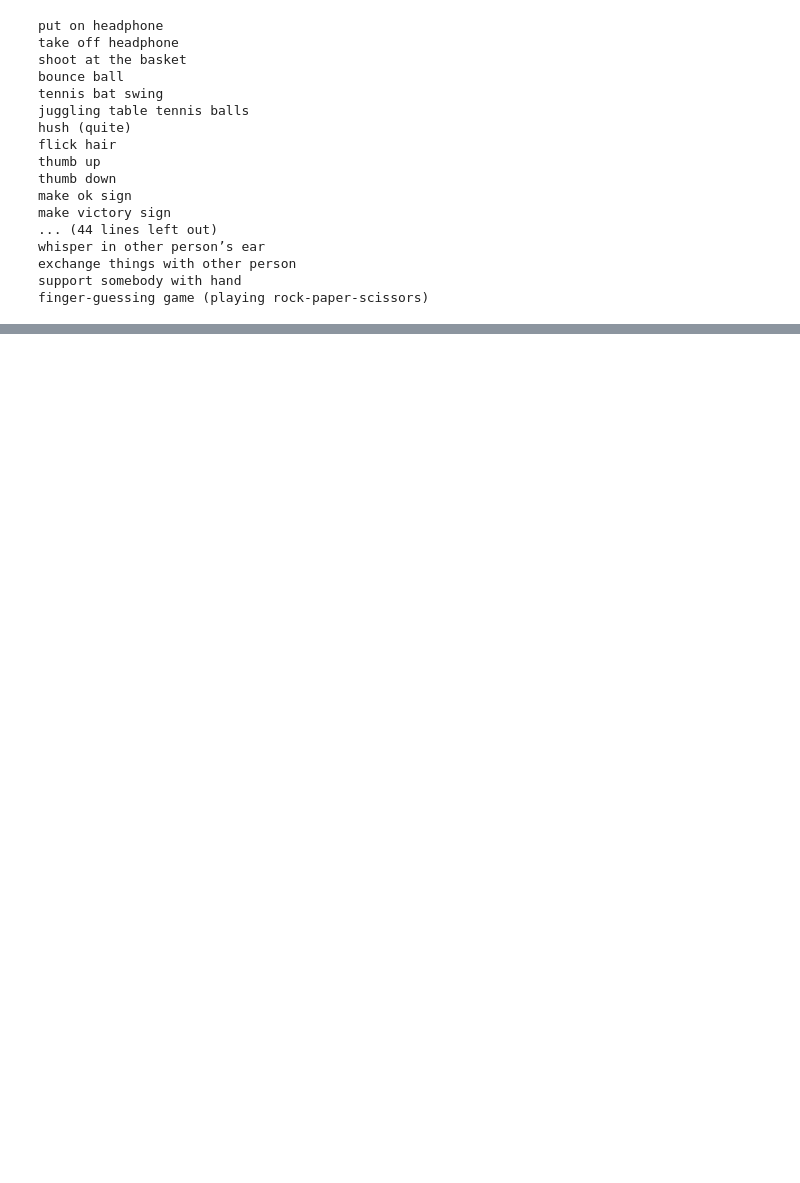
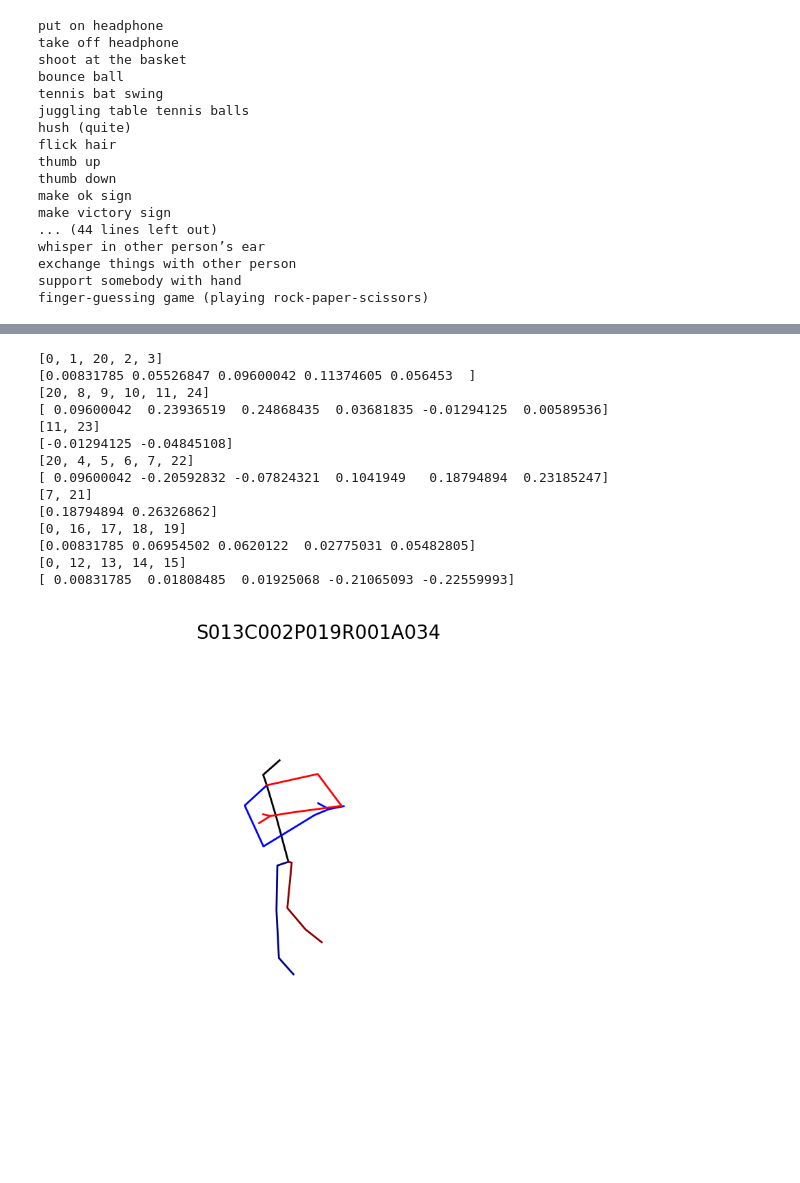
Before and after one commit to daivuongktx13/pyskl, a Jupyter notebook: demo/vis_skeleton.ipynb, the cells around one changed output, grey strips where cells are left out. Cells and saved outputs as stored; diff of their text form; code cells hidden in the pictures; blank space fills up the shorter version.

```diff
--- a/demo/vis_skeleton.ipynb
+++ b/demo/vis_skeleton.ipynb
@@ -94,0 +156,24 @@ os.remove('__temp__.mp4')
+# %%
+# Visualize 3D Skeletons
+from pyskl.datasets.pipelines import PreNormalize3D
+annotations = load('ntu60_3d.pkl')
+index = 0
+anno = annotations[index]
+anno = PreNormalize3D()(anno)  # * Need Pre-Normalization before Visualization
+Vis3DPose(anno, layout='nturgb+d', fps=12, angle=(30, 45), fig_size=(8, 8), with_grid=False)
+# %% [output]
+[0, 1, 20, 2, 3]
+[0.00831785 0.05526847 0.09600042 0.11374605 0.056453  ]
+[20, 8, 9, 10, 11, 24]
+[ 0.09600042  0.23936519  0.24868435  0.03681835 -0.01294125  0.00589536]
+[11, 23]
+[-0.01294125 -0.04845108]
+[20, 4, 5, 6, 7, 22]
+[ 0.09600042 -0.20592832 -0.07824321  0.1041949   0.18794894  0.23185247]
+[7, 21]
+[0.18794894 0.26326862]
+[0, 16, 17, 18, 19]
+[0.00831785 0.06954502 0.0620122  0.02775031 0.05482805]
+[0, 12, 13, 14, 15]
+[ 0.00831785  0.01808485  0.01925068 -0.21065093 -0.22559993]
+[figure, added]
```
Also changed, not shown: parts of 5 cells of this notebook, 11 other files.
